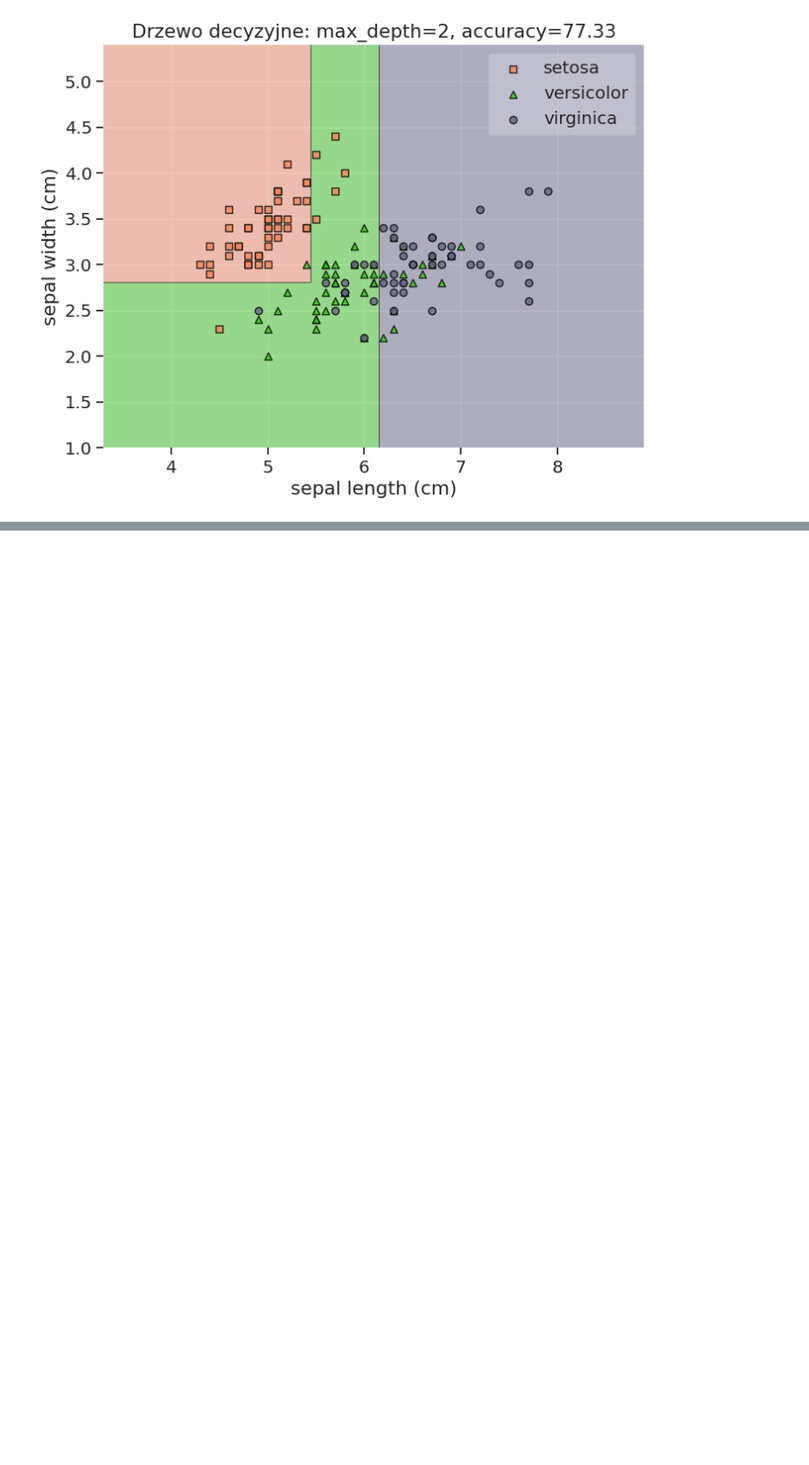
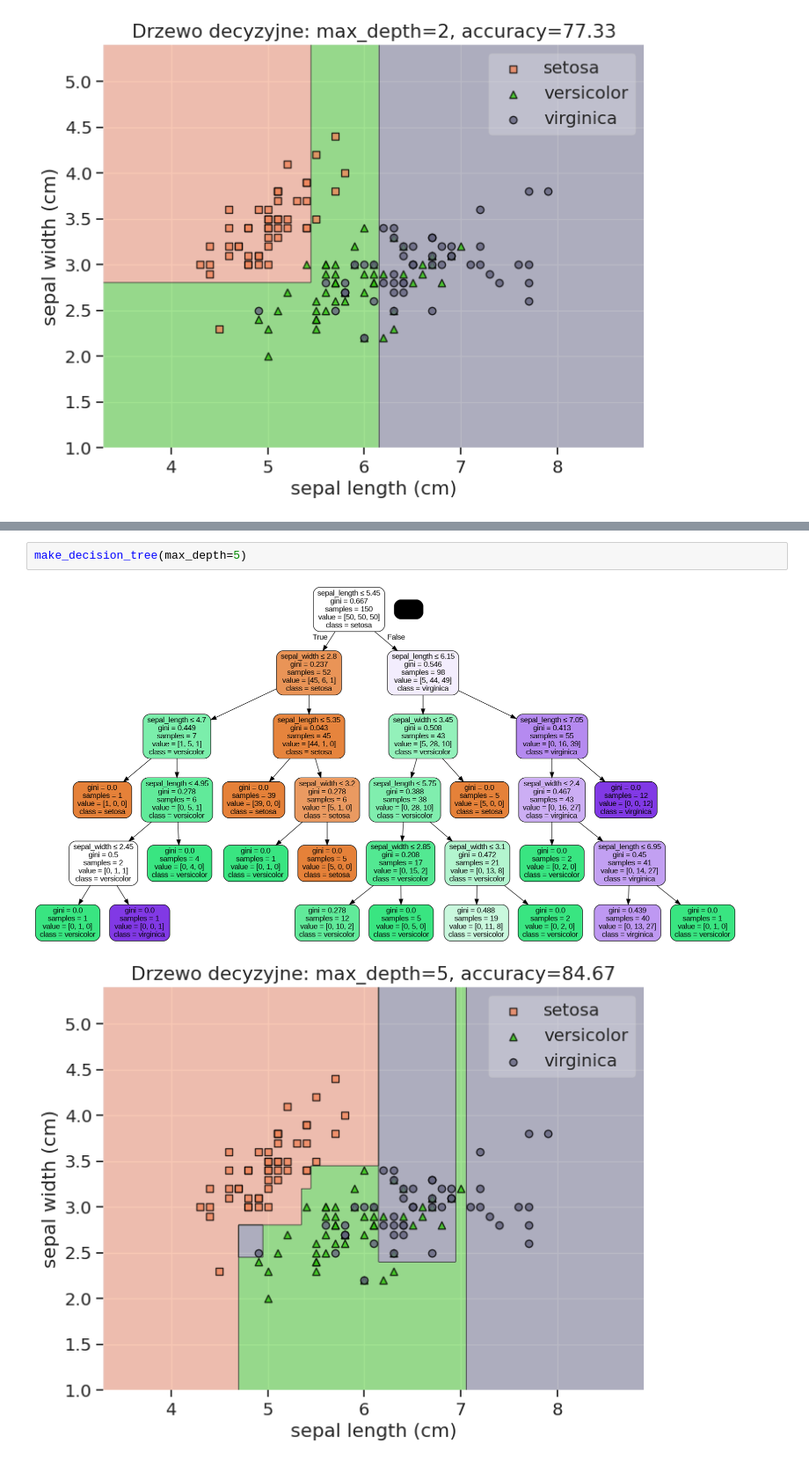
Before and after one commit to pawel-kowal/machine-learning, a Jupyter notebook: supervised/06_classification/04_decision_tree.ipynb, the cells around one changed output, grey strips where cells are left out. Shown at 88% size. Drawn from its saved outputs; the diff is of its cells as text; blank space fills up the shorter version.

```diff
--- a/supervised/06_classification/04_decision_tree.ipynb
+++ b/supervised/06_classification/04_decision_tree.ipynb
@@ -191,0 +202,5 @@ make_decision_tree(max_depth=2)
+# %%
+make_decision_tree(max_depth=5)
+# %% [output]
+[figure, added]
+[figure, added]
```
Also changed, not shown: parts of 3 cells of this notebook.
